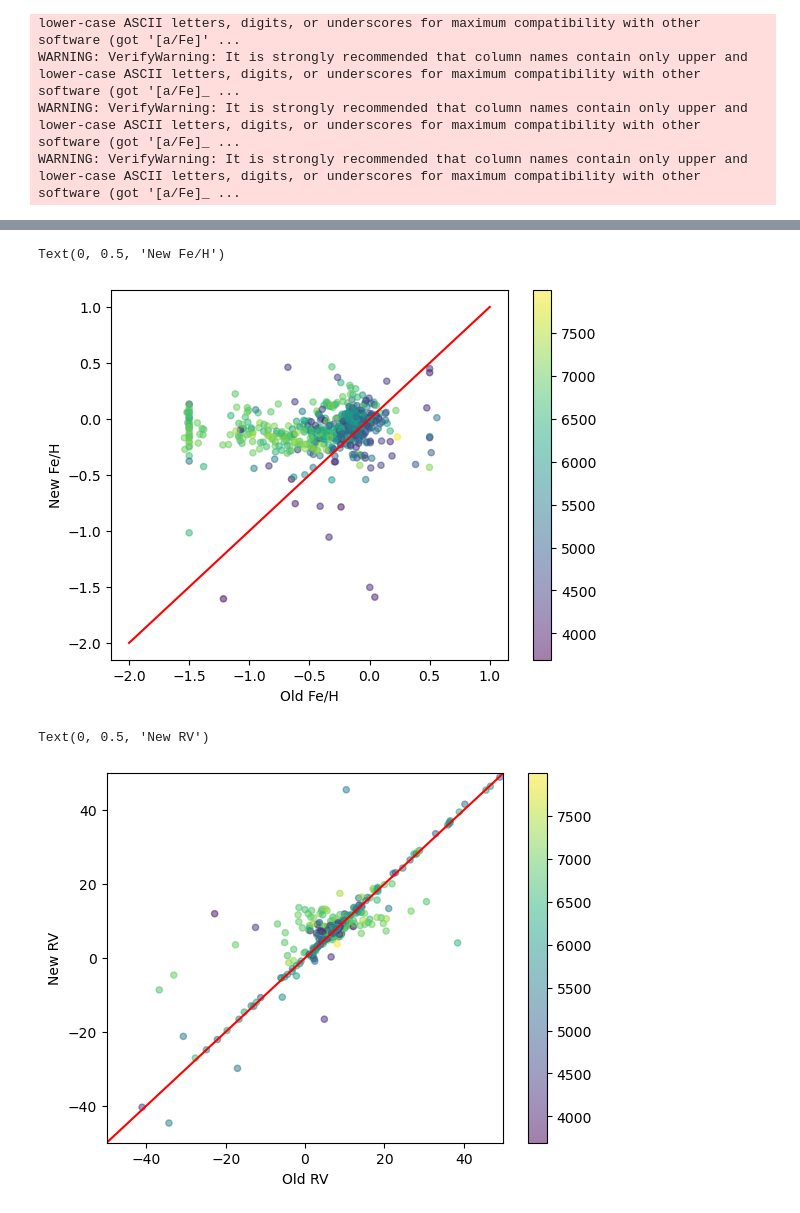
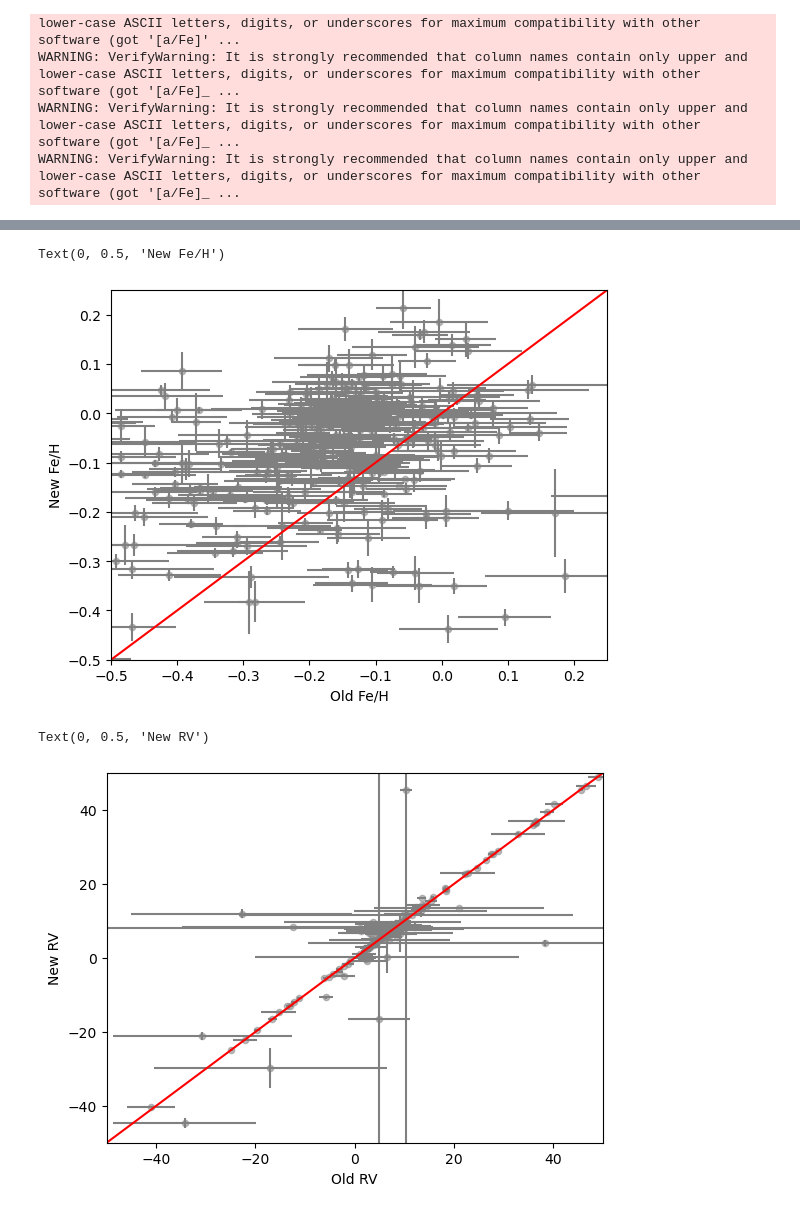
Before and after one commit to ella918/Summer-Research, a Jupyter notebook: 6811CombiningData.ipynb, the cells around one changed output, grey strips where cells are left out. Drawn from its saved outputs; the diff is of its cells as text; code cells hidden in the pictures.

```diff
--- a/6811CombiningData.ipynb
+++ b/6811CombiningData.ipynb
@@ -354,6 +354,8 @@ for date in new_obs_date_incluster:
 new_catalog['DATE'] = newdatesreformat
 # %%
 NewVsOld = join(new_catalog, old_data, keys = ['DR3_ID', 'DATE'])
+# %%
+Teff_check = NewVsOld['Teff_new']
 # %%
 #new vs old Teff
 fig, ax = plt.subplots()
@@ -388,34 +392,36 @@ Text(0, 0.5, 'New logg')
 # %%
 #new vs old Fe/H
 fig, ax = plt.subplots()
-x1 = np.linspace(-2, 1)
+x1 = np.linspace(-.5, .25)
 ax.plot(x1, x1,'r')
-x = NewVsOld['[Fe/H]_old']
-y = NewVsOld['[Fe/H]_new']
-scatter = plt.scatter(x, y, c = NewVsOld['Teff_new'], alpha = 0.5, s = 20)
-#plt.errorbar(x, y, yerr=NewVsOld['[Fe/H]_err_new'], fmt="none", color='gray', zorder =-1)
-#plt.errorbar(x, y, xerr=NewVsOld['[Fe/H]_err_old'], fmt="none", color='gray', zorder =-1)
-plt.colorbar(scatter)
+x = NewVsOld['[Fe/H]_old'][Teff_check < 6500]
+y = NewVsOld['[Fe/H]_new'][Teff_check < 6500]
+scatter = plt.scatter(x, y, c = 'gray', alpha = 0.5, s = 20)
+plt.errorbar(x, y, yerr=NewVsOld['[Fe/H]_err_new'][Teff_check < 6500], fmt="none", color='gray', zorder =-1)
+plt.errorbar(x, y, xerr=NewVsOld['[Fe/H]_err_old'][Teff_check < 6500], fmt="none", color='gray', zorder =-1)
+#plt.colorbar(scatter)
+ax.set_xlim(-.5,.25)
+ax.set_ylim(-.5,.25)
 ax.set_xlabel('Old Fe/H')
 ax.set_ylabel('New Fe/H')
 # %% [output]
 Text(0, 0.5, 'New Fe/H')
-[figure, old version]
+[figure, new version]
 # %%
 #new vs old RV
 fig, ax = plt.subplots()
 x1 = np.linspace(-500, 500)
 ax.plot(x1, x1,'r')
-x = NewVsOld['RV_old']
-y = NewVsOld['RV_new']
-scatter = plt.scatter(x, y, c = NewVsOld['Teff_new'], s = 20, alpha = 0.5)
+x = NewVsOld['RV_old'][Teff_check < 6500]
+y = NewVsOld['RV_new'][Teff_check < 6500]
+scatter = plt.scatter(x, y, c = 'gray', s = 20, alpha = 0.5)
 ax.set_xlim(-50,50)
 ax.set_ylim(-50,50)
-#plt.errorbar(x, y, yerr=NewVsOld['RV_err_new'], fmt="none", color='gray', zorder = -1)
-#plt.errorbar(x, y, xerr=NewVsOld['RV_err_old'], fmt="none", color='gray', zorder = -1)
-plt.colorbar(scatter)
+plt.errorbar(x, y, yerr=NewVsOld['RV_err_new'][Teff_check < 6500], fmt="none", color='gray', zorder = -1)
+plt.errorbar(x, y, xerr=NewVsOld['RV_err_old'][Teff_check < 6500], fmt="none", color='gray', zorder = -1)
+#plt.colorbar(scatter)
 ax.set_xlabel('Old RV')
 ax.set_ylabel('New RV')
 # %% [output]
 Text(0, 0.5, 'New RV')
-[figure, old version]
+[figure, new version]
```
Also changed, not shown: parts of 2 cells of this notebook, 1 other file.
